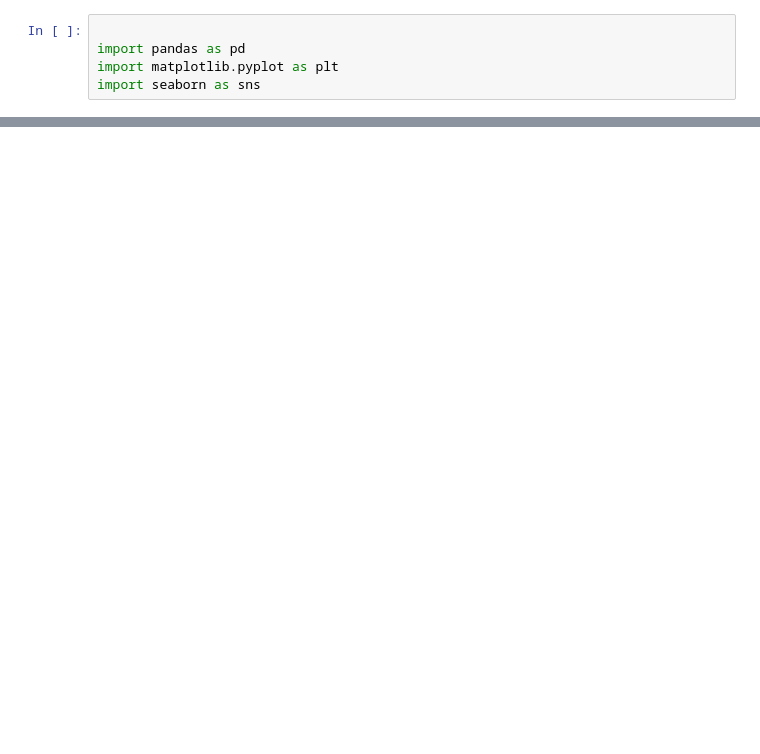
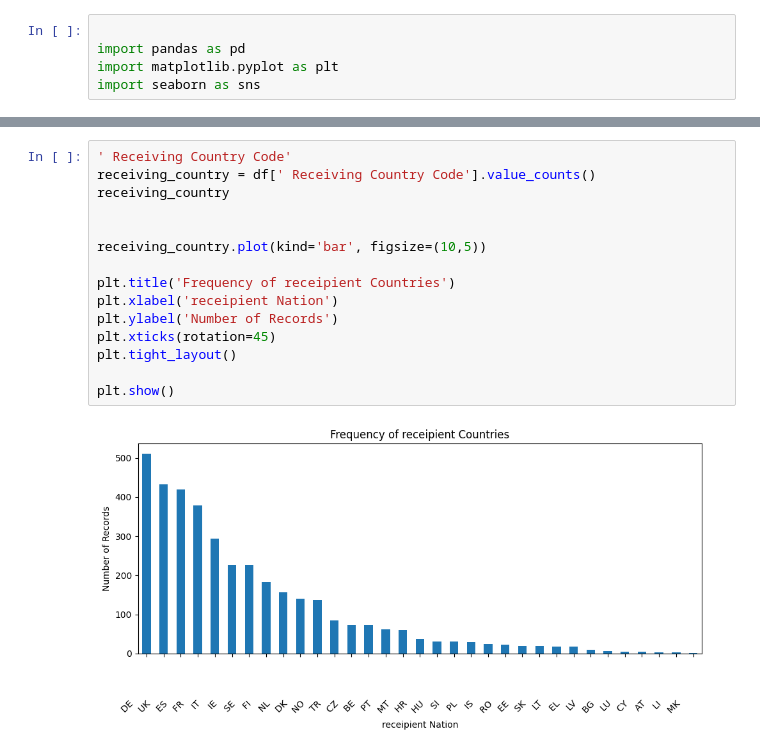
Before and after one commit to broken99records/STICS-Data-Analysis, a Jupyter notebook: notebook/erasmusMigrationAnalysis.ipynb, the cells around one changed output, grey strips where cells are left out. Drawn from its saved outputs; the diff is of its cells as text; blank space fills up the shorter version.

```diff
--- a/notebook/erasmusMigrationAnalysis.ipynb
+++ b/notebook/erasmusMigrationAnalysis.ipynb
@@ -29,0 +77,17 @@ plt.show()
+# %%
+' Receiving Country Code'
+receiving_country = df[' Receiving Country Code'].value_counts()
+receiving_country
+
+
+receiving_country.plot(kind='bar', figsize=(10,5))
+
+plt.title('Frequency of receipient Countries')
+plt.xlabel('receipient Nation')
+plt.ylabel('Number of Records')
+plt.xticks(rotation=45)
+plt.tight_layout()
+
+plt.show()
+# %% [output]
+[figure, added]
```
Also changed, not shown: parts of 3 cells of this notebook, 3 other files.
